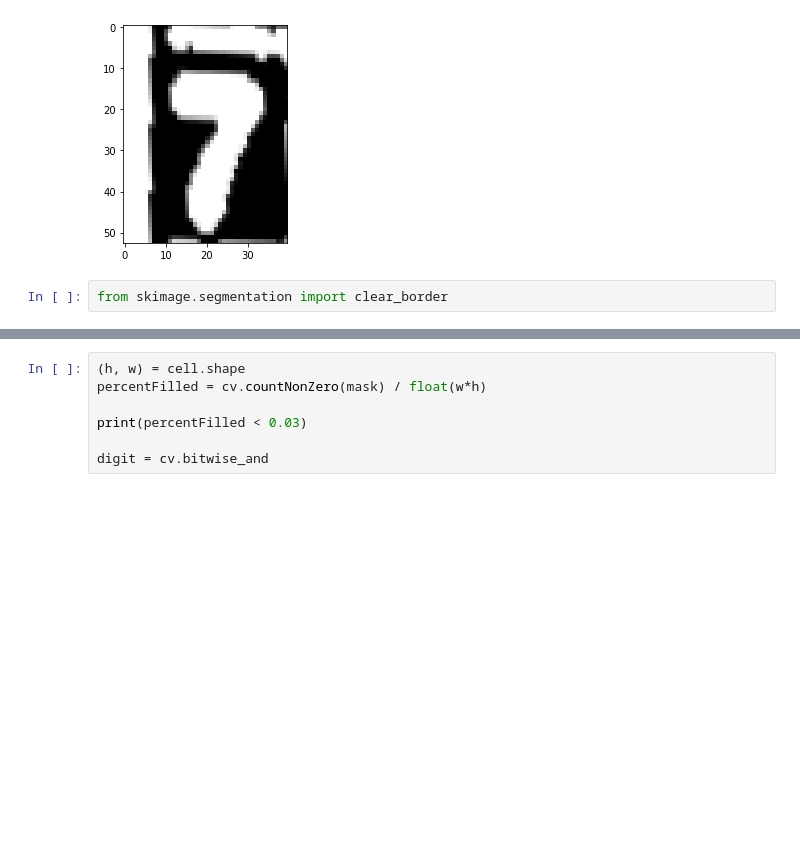
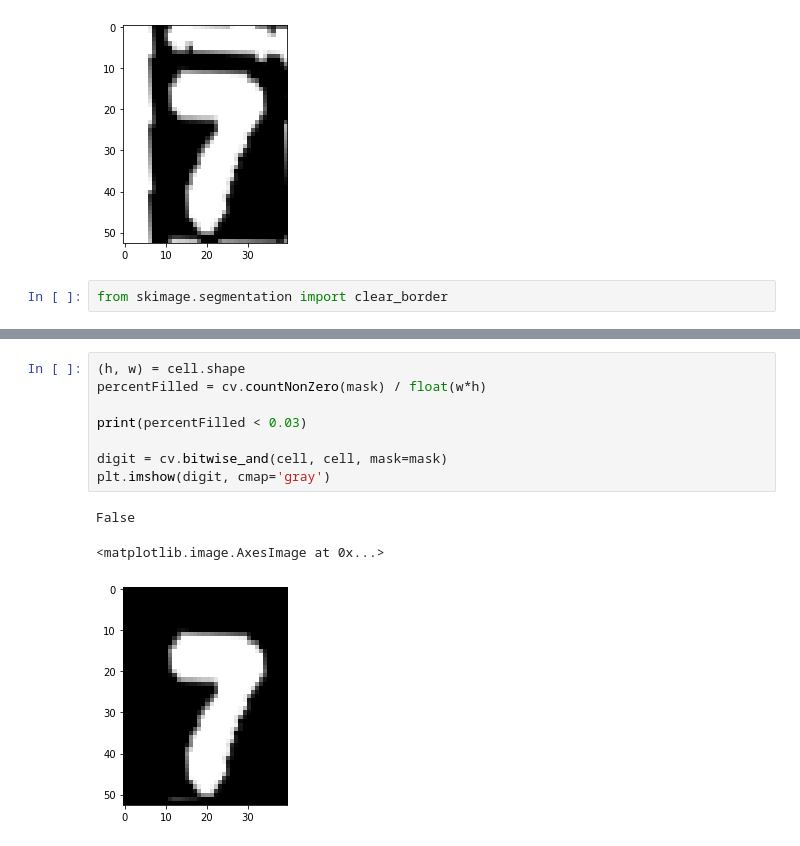
Before and after one commit to brianmakesthings/sudoku_solver, a Jupyter notebook: src/parse_image.ipynb, the cells around one changed output, grey strips where cells are left out. Saved outputs shown, nothing was run; the diff lists cells and outputs as text; blank space fills up the shorter version.

```diff
--- a/src/parse_image.ipynb
+++ b/src/parse_image.ipynb
@@ -164,7 +165,12 @@ plt.imshow(cv.drawContours(mask, [c], -1, 255, -1), cmap='gray')
 # %%
 (h, w) = cell.shape
 percentFilled = cv.countNonZero(mask) / float(w*h)
 
 print(percentFilled < 0.03)
 
-digit = cv.bitwise_and
+digit = cv.bitwise_and(cell, cell, mask=mask)
+plt.imshow(digit, cmap='gray')
+# %% [output]
+False
+<matplotlib.image.AxesImage at 0x...>
+[figure, added]
```
Also changed, not shown: parts of 5 cells of this notebook, 4 other files.
